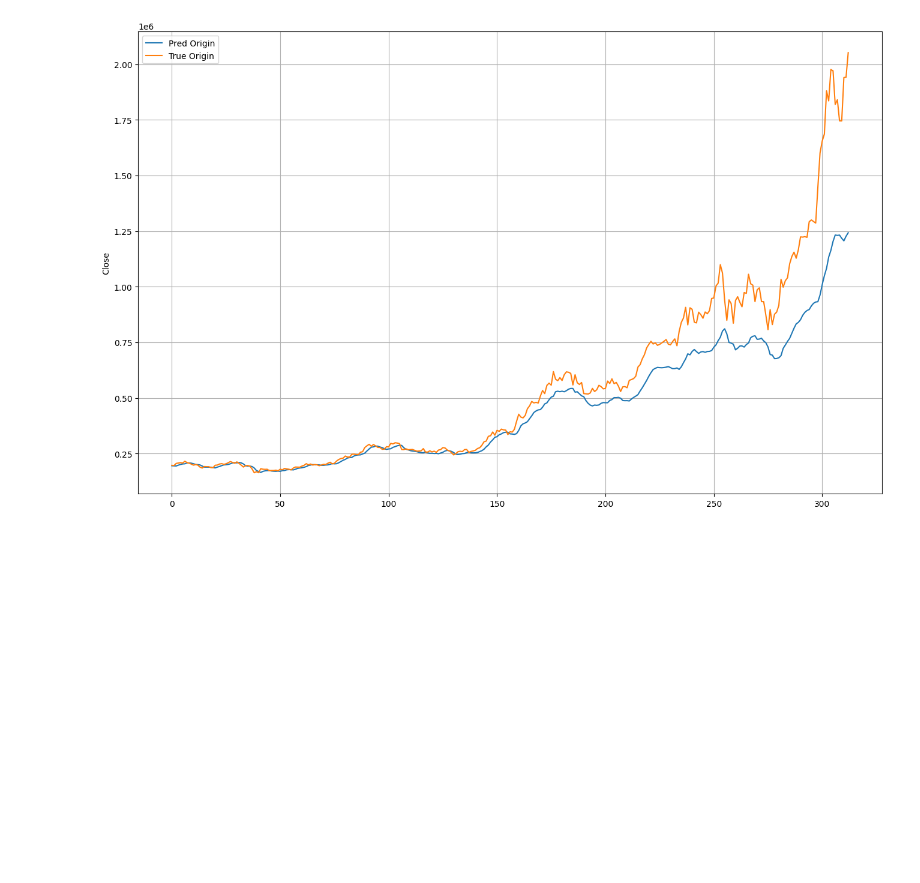
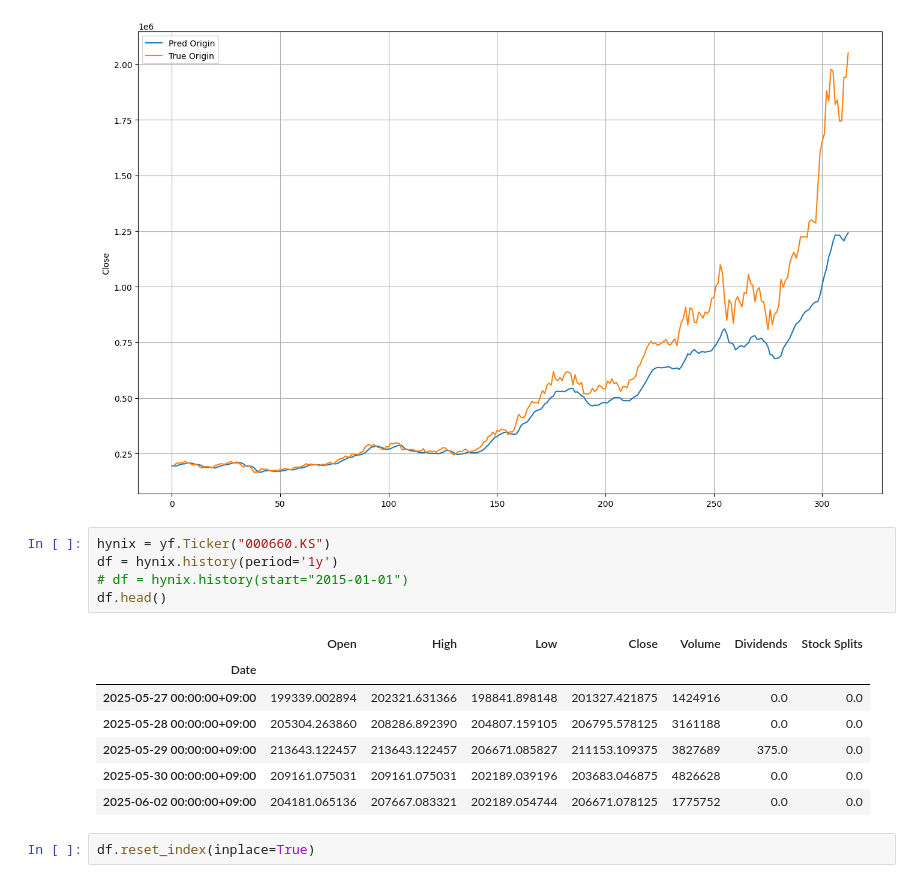
Before and after one commit to bsmoon-86/multicam_11, a Jupyter notebook: 20260526/02_exam.ipynb, the cells around one changed output. Drawn from its saved outputs; the diff is of its cells as text; blank space fills up the shorter version.

```diff
--- a/20260526/02_exam.ipynb
+++ b/20260526/02_exam.ipynb
@@ -383,3 +406,18 @@ plt.savefig('하이닉스.png')
 plt.show()
 # %% [output]
 [figure]
+# %%
+hynix = yf.Ticker("000660.KS")
+df = hynix.history(period='1y')
+# df = hynix.history(start="2015-01-01")
+df.head()
+# %% [output]
+|  | Open | High | Low | Close | Volume | Dividends | Stock Splits |
+| Date |  |  |  |  |  |  |  |
+| 2025-05-27 00:00:00+09:00 | 199339.002894 | 202321.631366 | 198841.898148 | 201327.421875 | 1424916 | 0.0 | 0.0 |
+| 2025-05-28 00:00:00+09:00 | 205304.263860 | 208286.892390 | 204807.159105 | 206795.578125 | 3161188 | 0.0 | 0.0 |
+| 2025-05-29 00:00:00+09:00 | 213643.122457 | 213643.122457 | 206671.085827 | 211153.109375 | 3827689 | 375.0 | 0.0 |
+| 2025-05-30 00:00:00+09:00 | 209161.075031 | 209161.075031 | 202189.039196 | 203683.046875 | 4826628 | 0.0 | 0.0 |
+| 2025-06-02 00:00:00+09:00 | 204181.065136 | 207667.083321 | 202189.054744 | 206671.078125 | 1775752 | 0.0 | 0.0 |
+# %%
+df.reset_index(inplace=True)
```
Also changed, not shown: parts of 7 cells of this notebook.
